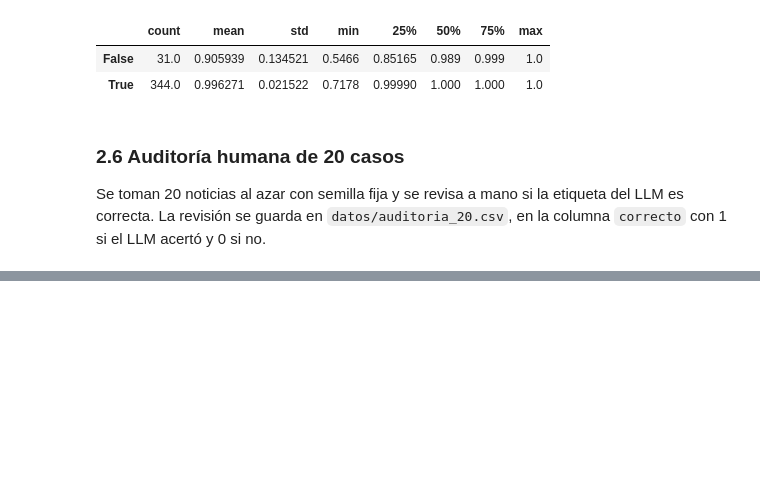
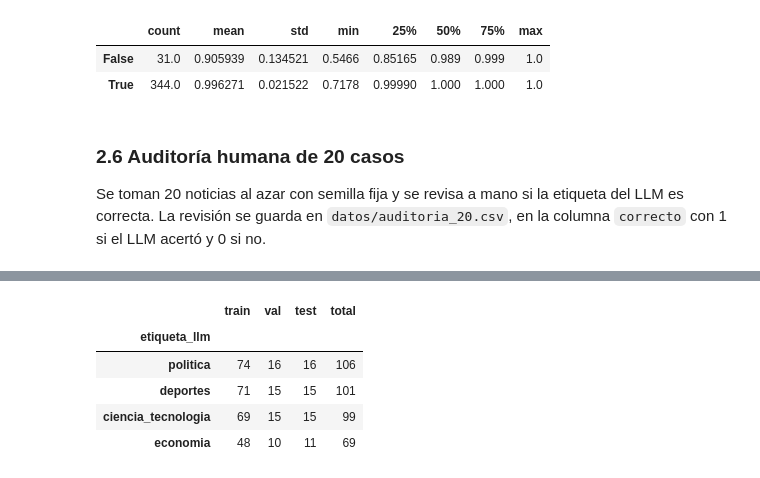
Before and after one commit to nicosil02/Python-Intermedio, a Jupyter notebook: tarea_1/02_clasificacion.ipynb, the cells around one changed output, grey strips where cells are left out. Cells and saved outputs as stored; diff of their text form; code cells hidden in the pictures; blank space fills up the shorter version.

```diff
--- a/tarea_1/02_clasificacion.ipynb
+++ b/tarea_1/02_clasificacion.ipynb
@@ -291,0 +304,18 @@ Plantilla creada. Falta completar la columna 'correcto' a mano.
+# %%
+from sklearn.model_selection import train_test_split
+
+train, temp = train_test_split(noticias, test_size=0.30, stratify=noticias["etiqueta_llm"], random_state=42)
+val, test = train_test_split(temp, test_size=0.50, stratify=temp["etiqueta_llm"], random_state=42)
+
+pd.DataFrame({
+    "train": train["etiqueta_llm"].value_counts(),
+    "val": val["etiqueta_llm"].value_counts(),
+    "test": test["etiqueta_llm"].value_counts(),
+}).assign(total=lambda t: t.sum(axis=1))
+# %% [output]
+|  | train | val | test | total |
+| etiqueta_llm |  |  |  |  |
+| politica | 74 | 16 | 16 | 106 |
+| deportes | 71 | 15 | 15 | 101 |
+| ciencia_tecnologia | 69 | 15 | 15 | 99 |
+| economia | 48 | 10 | 11 | 69 |
```
Also changed, not shown: parts of 22 cells of this notebook, 5 other files.
